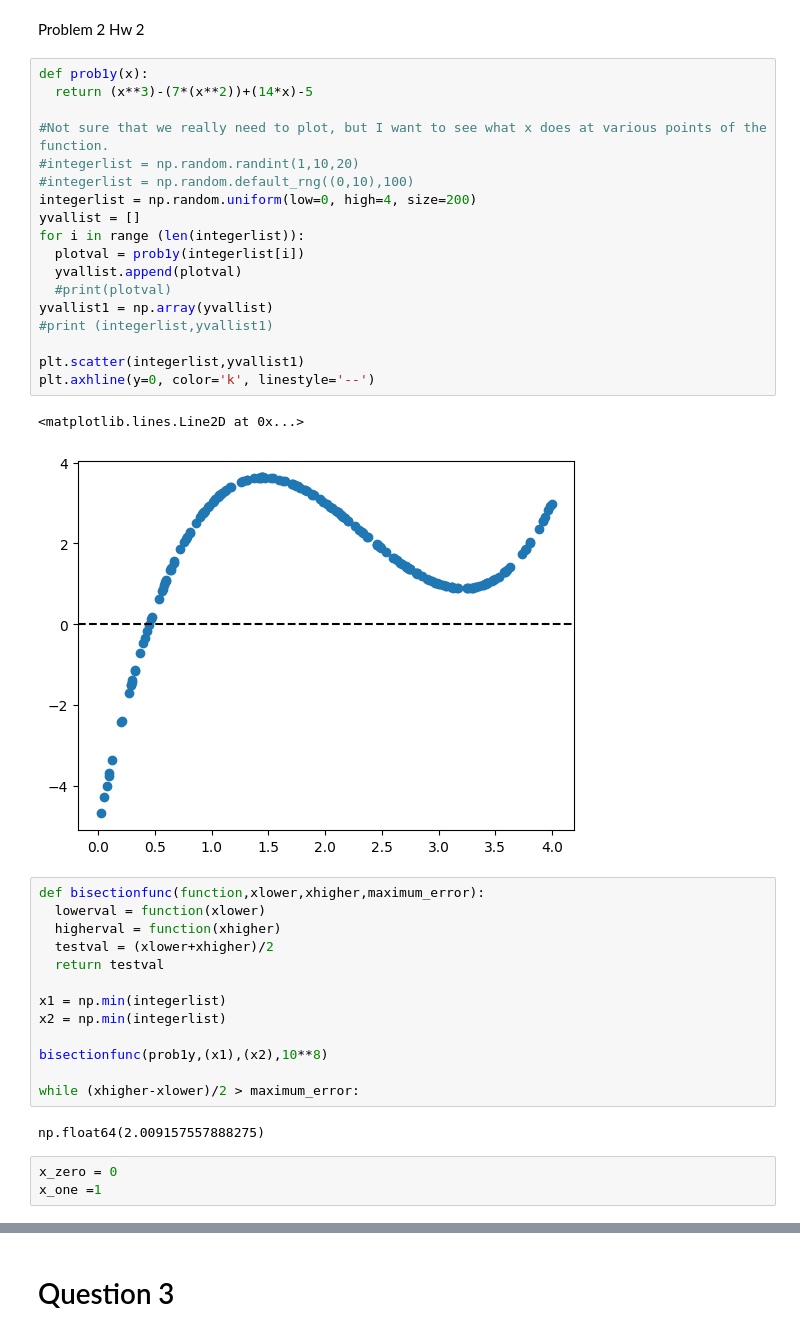
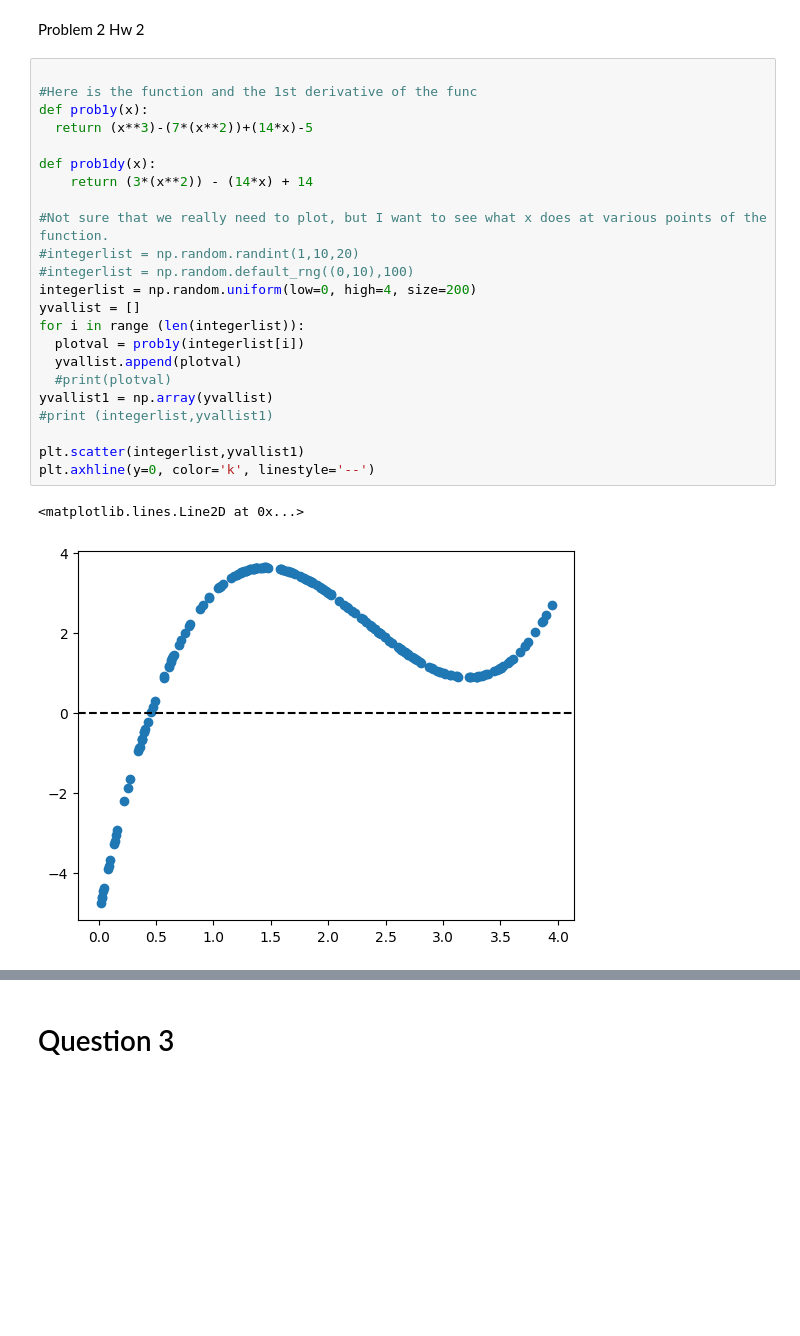
Before and after one commit to Astro-CMalhas/Computational-Astronomy, a Jupyter notebook: Homework_2.ipynb, the cells around one changed output, grey strips where cells are left out. Cells and saved outputs as stored; diff of their text form; blank space fills up the shorter version.

Commit message:
Updated Bisection methods and plots

```diff
--- a/Homework_2.ipynb
+++ b/Homework_2.ipynb
@@ -20,41 +20,28 @@ rng = np.random.default_rng()
 # %% [markdown]
 Problem 2 Hw 2
 # %%
+
+#Here is the function and the 1st derivative of the func
 def prob1y(x):
   return (x**3)-(7*(x**2))+(14*x)-5
+
+def prob1dy(x):
+    return (3*(x**2)) - (14*x) + 14
 
 #Not sure that we really need to plot, but I want to see what x does at various points of the function.
 #integerlist = np.random.randint(1,10,20)
 #integerlist = np.random.default_rng((0,10),100)
 integerlist = np.random.uniform(low=0, high=4, size=200)
 yvallist = []
 for i in range (len(integerlist)):
   plotval = prob1y(integerlist[i])
   yvallist.append(plotval)
   #print(plotval)
 yvallist1 = np.array(yvallist)
 #print (integerlist,yvallist1)
 
 plt.scatter(integerlist,yvallist1)
 plt.axhline(y=0, color='k', linestyle='--')
 # %% [output]
 <matplotlib.lines.Line2D at 0x...>
-[figure, old version]
+[figure, new version]
-# %%
-def bisectionfunc(function,xlower,xhigher,maximum_error):
-  lowerval = function(xlower)
-  higherval = function(xhigher)
-  testval = (xlower+xhigher)/2
-  return testval
-
-x1 = np.min(integerlist)
-x2 = np.min(integerlist)
-
-bisectionfunc(prob1y,(x1),(x2),10**8)
-
-while (xhigher-xlower)/2 > maximum_error:
-# %% [output]
-np.float64(2.009157557888275)
-# %%
-x_zero = 0
-x_one =1
```
Also changed, not shown: parts of 6 cells of this notebook.
